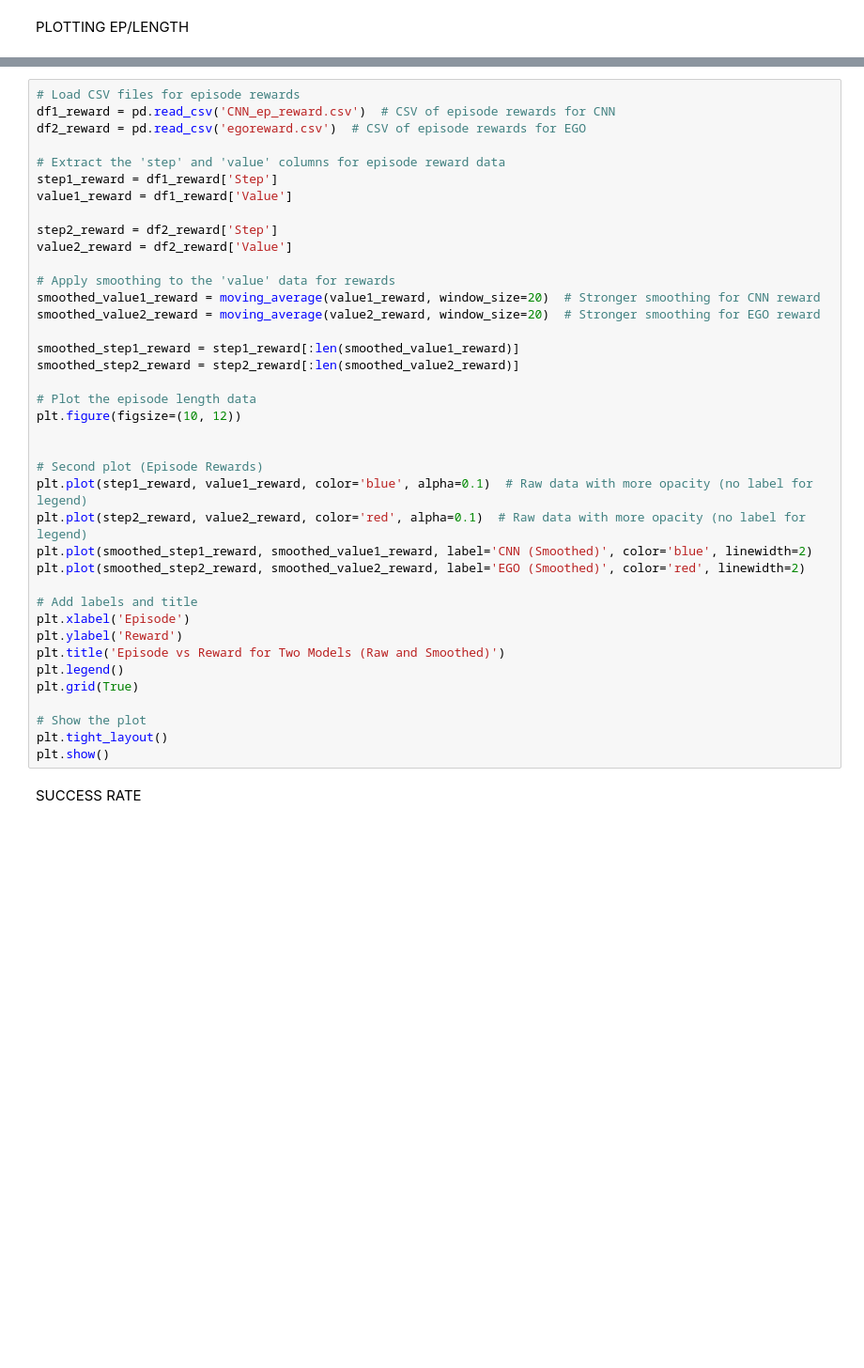
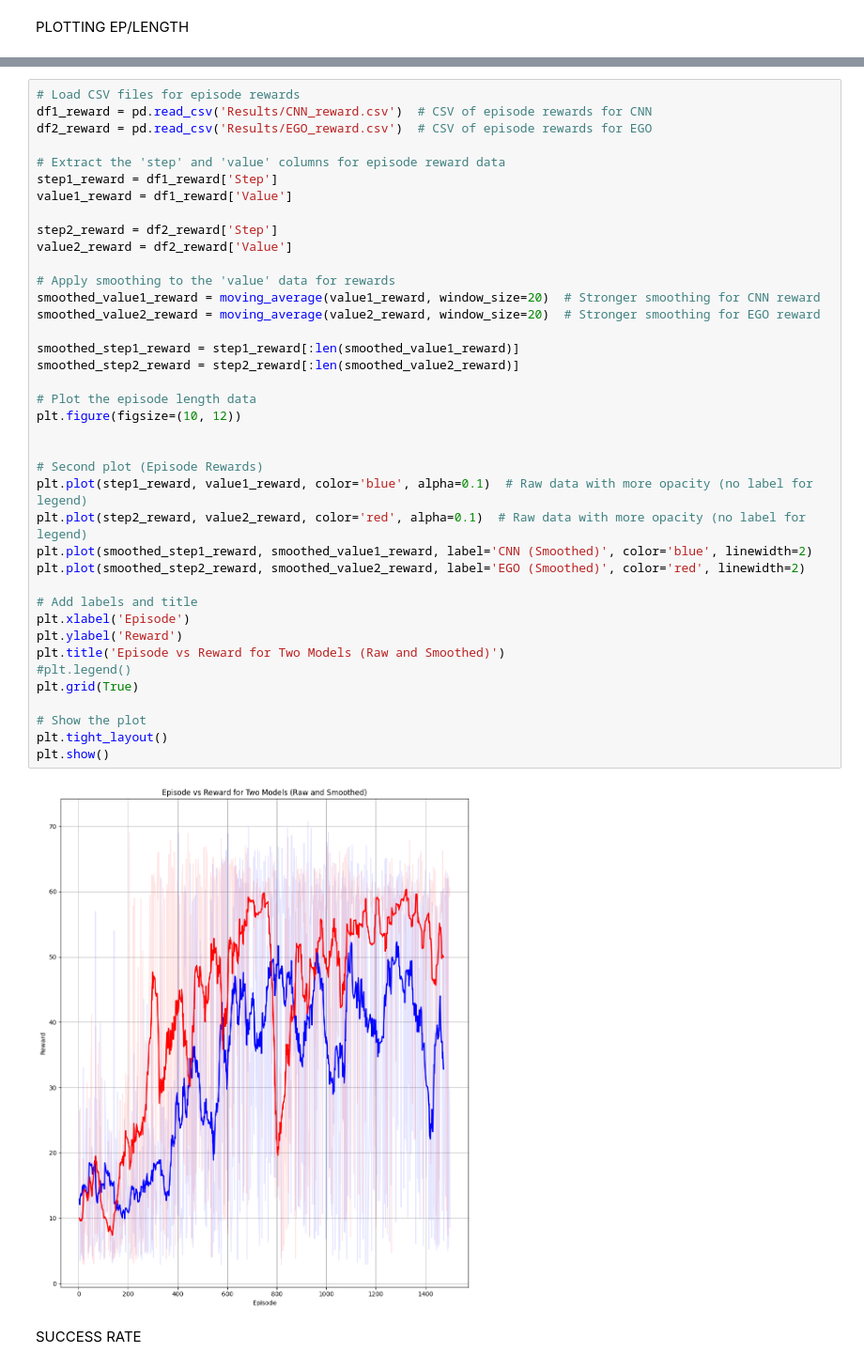
Before and after one commit to Freelancer-cmd/Catastrophic-forgetting-RL, a Jupyter notebook: analysis.ipynb, the cells around one changed output, grey strips where cells are left out. Shown at 94% size. Saved outputs shown, nothing was run; the diff lists cells and outputs as text; blank space fills up the shorter version.

```diff
--- a/analysis.ipynb
+++ b/analysis.ipynb
@@ -61,7 +63,7 @@ plt.show()
 # %%
 # Load CSV files for episode rewards
-df1_reward = pd.read_csv('CNN_ep_reward.csv')  # CSV of episode rewards for CNN
-df2_reward = pd.read_csv('egoreward.csv')  # CSV of episode rewards for EGO
+df1_reward = pd.read_csv('Results/CNN_reward.csv')  # CSV of episode rewards for CNN
+df2_reward = pd.read_csv('Results/EGO_reward.csv')  # CSV of episode rewards for EGO
 
 # Extract the 'step' and 'value' columns for episode reward data
 step1_reward = df1_reward['Step']
@@ -69,34 +71,36 @@ value1_reward = df1_reward['Value']
 
 step2_reward = df2_reward['Step']
 value2_reward = df2_reward['Value']
 
 # Apply smoothing to the 'value' data for rewards
 smoothed_value1_reward = moving_average(value1_reward, window_size=20)  # Stronger smoothing for CNN reward
 smoothed_value2_reward = moving_average(value2_reward, window_size=20)  # Stronger smoothing for EGO reward
 
 smoothed_step1_reward = step1_reward[:len(smoothed_value1_reward)]
 smoothed_step2_reward = step2_reward[:len(smoothed_value2_reward)]
 
 # Plot the episode length data
 plt.figure(figsize=(10, 12))
 
 
 # Second plot (Episode Rewards)
 plt.plot(step1_reward, value1_reward, color='blue', alpha=0.1)  # Raw data with more opacity (no label for legend)
 plt.plot(step2_reward, value2_reward, color='red', alpha=0.1)  # Raw data with more opacity (no label for legend)
 plt.plot(smoothed_step1_reward, smoothed_value1_reward, label='CNN (Smoothed)', color='blue', linewidth=2)
 plt.plot(smoothed_step2_reward, smoothed_value2_reward, label='EGO (Smoothed)', color='red', linewidth=2)
 
 # Add labels and title
 plt.xlabel('Episode')
 plt.ylabel('Reward')
 plt.title('Episode vs Reward for Two Models (Raw and Smoothed)')
-plt.legend()
+#plt.legend()
 plt.grid(True)
 
 # Show the plot
 plt.tight_layout()
 plt.show()
+# %% [output]
+[figure, added]
 # %% [markdown]
 SUCCESS RATE
 # %%
```
Also changed, not shown: parts of 5 cells of this notebook, 5 other files.
